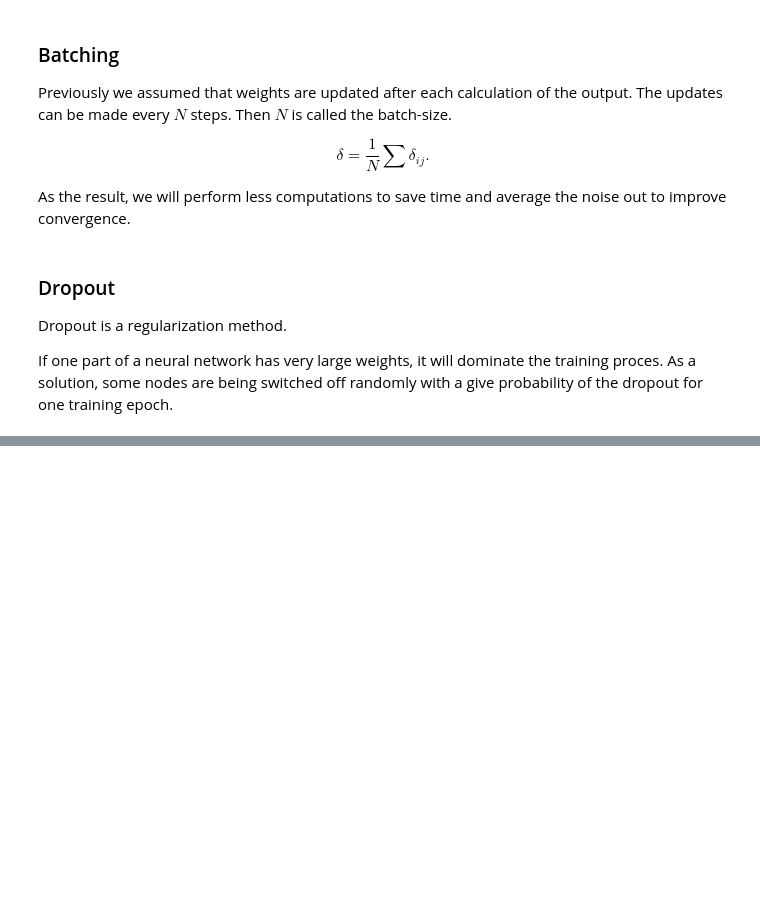
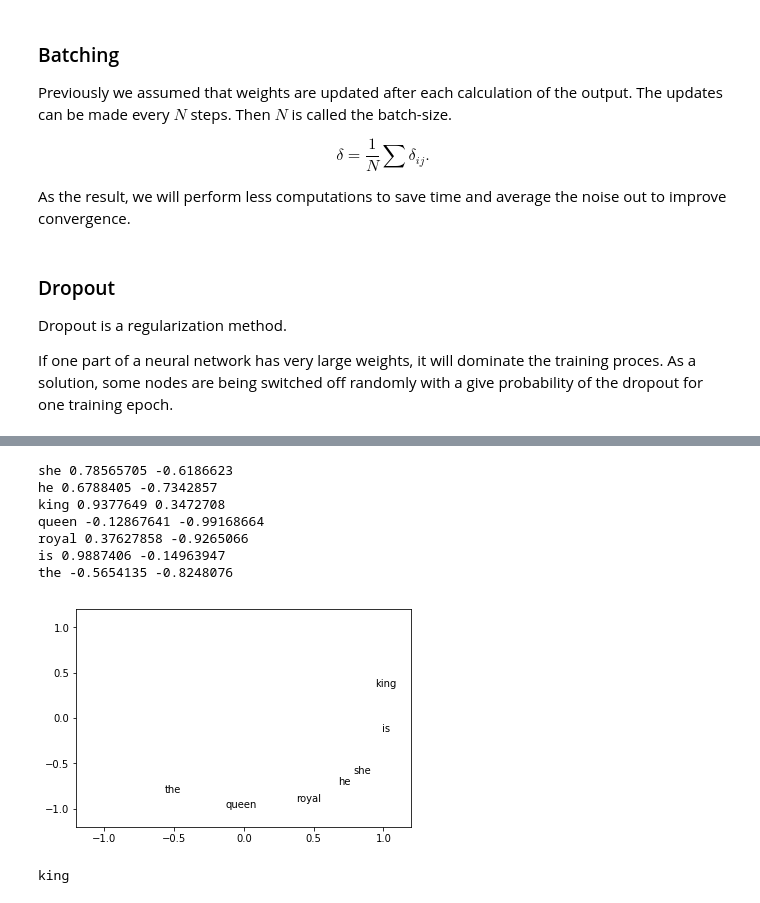
Before and after one commit to elizavetasemenova/amld-2019, a Jupyter notebook: 2nn.ipynb, the cells around one changed output, grey strips where cells are left out. Cells and saved outputs as stored; diff of their text form; code cells hidden in the pictures; blank space fills up the shorter version.

Commit message:
nn with word embedding code

```diff
--- a/2nn.ipynb
+++ b/2nn.ipynb
@@ -512,0 +619,19 @@ If one part of a neural network has very large weights, it will dominate the tra
+# %%
+# Train model
+sess = tf.Session()
+init = tf.global_variables_initializer()
+sess.run(init)
+
+# define the loss function:
+cross_entropy_loss = tf.reduce_mean(-tf.reduce_sum(y_label * tf.log(prediction), reduction_indices=[1]))
+
+# define the training step:
+train_step = tf.train.GradientDescentOptimizer(0.005).minimize(cross_entropy_loss)
+
+# train for n_iter iterations
+n_iters = 20000
+
+for i in range(n_iters):
+    sess.run(train_step, feed_dict={x: x_train, y_label: y_train})
+    if i % 1000 == 0:
+        print('loss at iteration %d is : %f ' %(i, sess.run(cross_entropy_loss, feed_dict={x: x_train, y_label: y_train})))
@@ -512,0 +659,16 @@ If one part of a neural network has very large weights, it will dominate the tra
+# %%
+# generate vectors
+vectors = sess.run(W1 + b1)
+# %%
+from sklearn.manifold import TSNE
+
+model = TSNE(n_components=2, random_state=0)
+np.set_printoptions(suppress=True)
+vectors = model.fit_transform(vectors)
+
+from sklearn import preprocessing
+
+normalizer = preprocessing.Normalizer()
+vectors =  normalizer.fit_transform(vectors, 'l2')
+
+print(vectors)
@@ -512,0 +696,22 @@ If one part of a neural network has very large weights, it will dominate the tra
+# %%
+import matplotlib.pyplot as plt
+fig, ax = plt.subplots()
+for word in words:
+    print(word, vectors[word2int[word]][0], vectors[word2int[word]][1])
+    plt.annotate(word, (vectors[word2int[word]][0],vectors[word2int[word]][1] ))
+plt.xlim([-1.2,1.2])
+plt.ylim([-1.2,1.2])
+plt.show()
+# %% [output]
+she 0.78565705 -0.6186623
+he 0.6788405 -0.7342857
+king 0.9377649 0.3472708
+queen -0.12867641 -0.99168664
+royal 0.37627858 -0.9265066
+is 0.9887406 -0.14963947
+the -0.5654135 -0.8248076
+[figure, added]
+# %%
+print(int2word[find_closest(word2int['king']-word2int['royal'], vectors)])
+# %% [output]
+king
```
Also changed, not shown: parts of 17 cells of this notebook.
